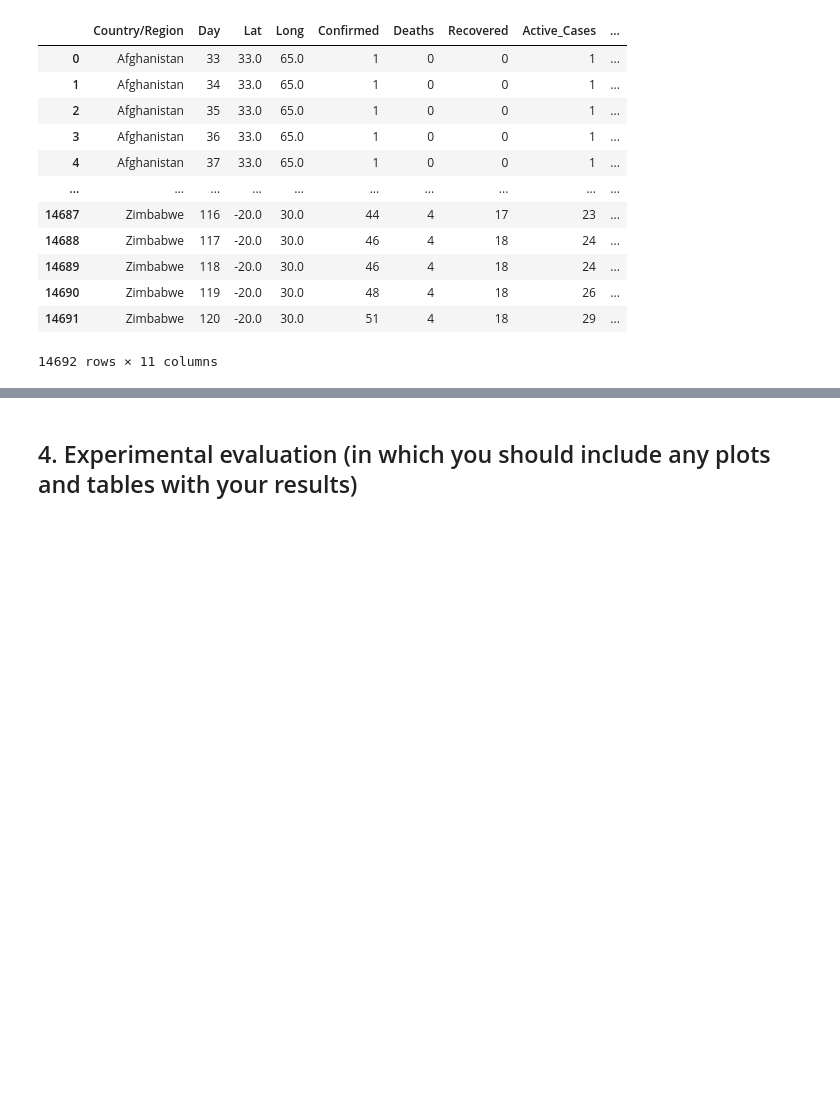
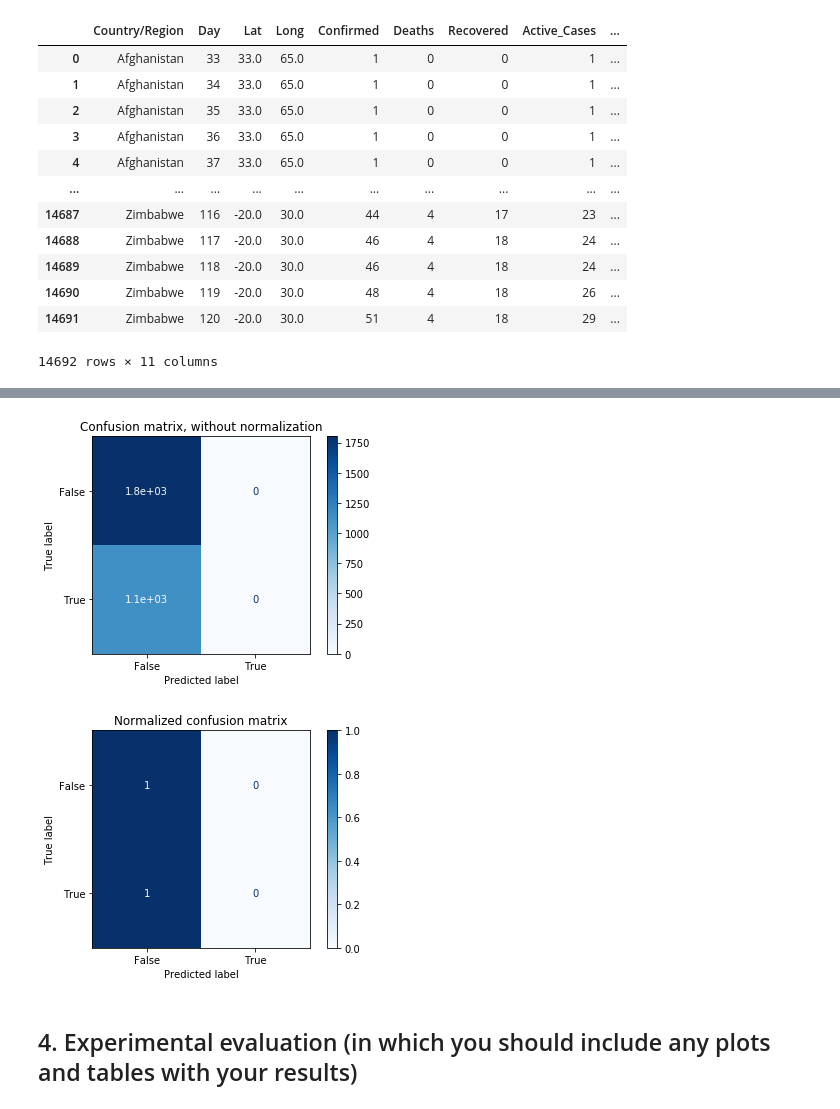
Before and after one commit to HugoFernandes2343/IART_Project2, a Jupyter notebook: Notebook IART.ipynb, the cells around one changed output, grey strips where cells are left out. Cells and saved outputs as stored; diff of their text form; code cells hidden in the pictures; blank space fills up the shorter version.

```diff
--- a/Notebook IART.ipynb
+++ b/Notebook IART.ipynb
@@ -337,0 +521,8 @@ weighted avg       0.64      0.64      0.64      2939
+# %%
+from sklearn.neighbors import KNeighborsClassifier
+
+start_time_knc = timeit.default_timer()
+knc = KNeighborsClassifier(n_neighbors=3)
+knc.fit(X, y)
+pred_knc = knc.predict(X_test)
+elapsed_knc = timeit.default_timer() - start_time_knc
@@ -337,0 +551,15 @@ weighted avg       0.64      0.64      0.64      2939
+# %%
+class_names = ['False','True']
+# Plot non-normalized confusion matrix
+titles_options = [("Confusion matrix, without normalization", None),
+                  ("Normalized confusion matrix", 'true')]
+for title, normalize in titles_options:
+    disp = plot_confusion_matrix(knc, X_test, y_test,
+                                 display_labels=class_names,
+                                 cmap=plt.cm.Blues,
+                                 normalize=normalize)
+    disp.ax_.set_title(title)
+plt.show()
+# %% [output]
+[figure, added]
+[figure, added]
```
Also changed, not shown: parts of 46 cells of this notebook.
